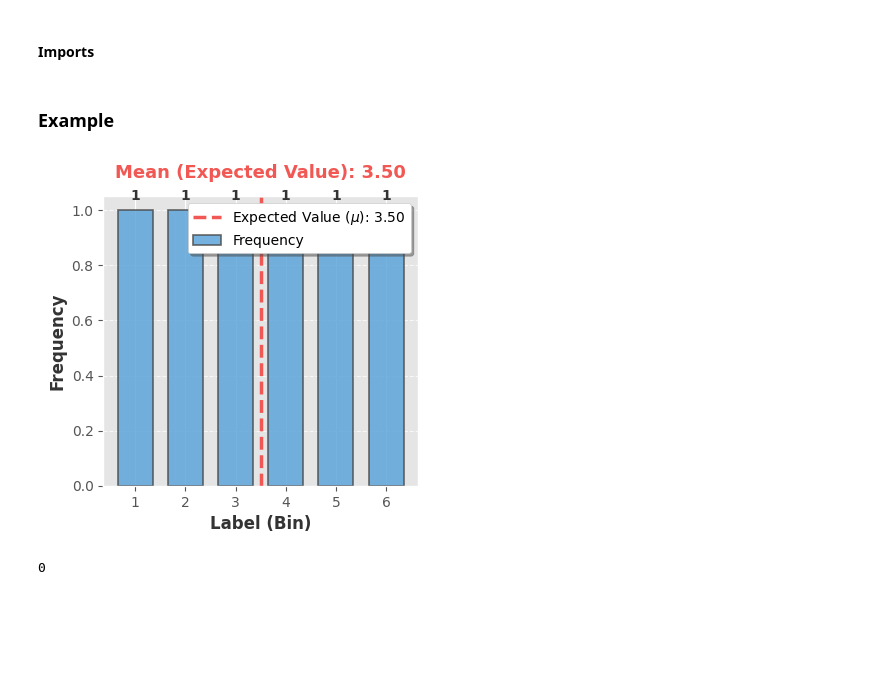
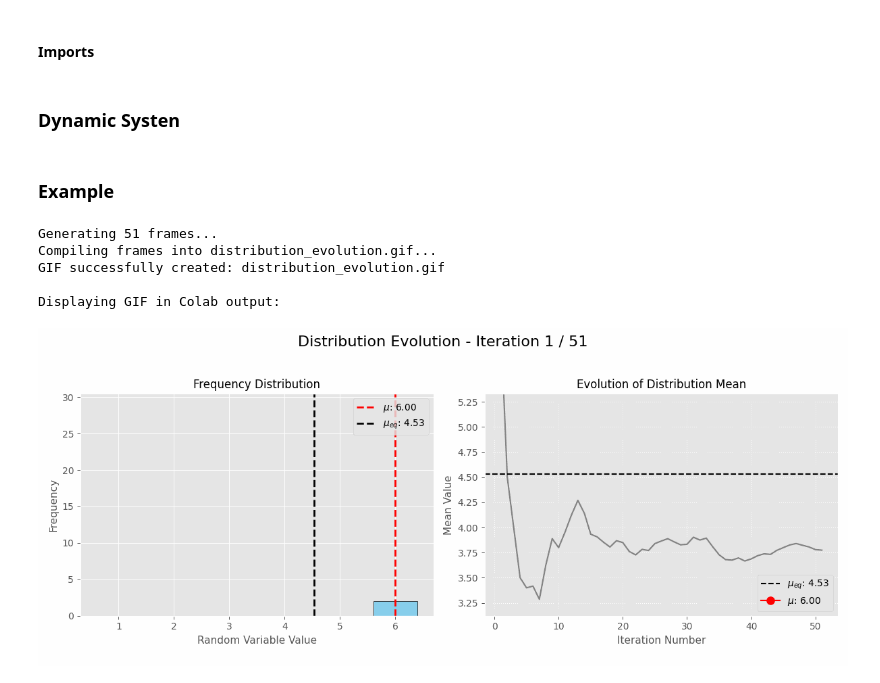
Before and after one commit to ckCrimson/Field_Dynamic_System, a Jupyter notebook: Research_paper_systems_implementation/random_dice_system_implementation/Random_Dice_System_—_A_Worked_Example_in_the_Field_Dynamic_Systems_Framework.ipynb, the cells around one changed output. Cells and saved outputs as stored; diff of their text form; code cells hidden in the pictures; blank space fills up the shorter version.

Commit message:
Random Dice FDS visuals

```diff
--- a/Research_paper_systems_implementation/random_dice_system_implementation/Random_Dice_System_—_A_Worked_Example_in_the_Field_Dynamic_Systems_Framework.ipynb
+++ b/Research_paper_systems_implementation/random_dice_system_implementation/Random_Dice_System_—_A_Worked_Example_in_the_Field_Dynamic_Systems_Framework.ipynb
@@ -43,6 +43,8 @@ URL_TO_COLAB_FILE = "https://colab.research.google.com/github/ckCrimson/Field_Dy
 ## CONSTANTS
 # %%
 PLOT_SIZE=4
+DICE_NUMBER = 6
+ALPHA=2
 # %% [markdown]
 ## Core
 # %% [markdown]
@@ -593 +608,3 @@ from fds.dynamic_systems.field_dynamic_system import FieldDynamicSystem
+# %% [markdown]
+### Dynamic Systen
 # %%
@@ -617,10 +791,19 @@ class RandomDiceFieldDynamicSystem(FieldDynamicSystem):
 # %% [markdown]
 ### Example
-# %%
-initial_state = DiceState(np.zeros(6))
-random_dice_fds = RandomDiceFieldDynamicSystem(initial_state)
-random_dice_fds.show_bias_vector()
-print(initial_state.get_mean())
-# %% [output]
-[figure, removed]
-0
+# %%
+initial_vector = np.zeros(DICE_NUMBER)
+initial_vector[-1]=1
+initial_vector=initial_vector*2
+initial_state = DiceState(initial_vector)
+bias_vector=np.array([1,2,3,1,1,9])
+random_dice_fds = RandomDiceFieldDynamicSystem(initial_state,alpha=ALPHA,dice_number=DICE_NUMBER,bias_array=bias_vector)
+random_dice_fds.multi_iteration_evolution(50,1)
+random_dice_fds.visualize_distribution_evolution_gif(10)
+output_filename="distribution_evolution.gif"
+# %% [output]
+Generating 51 frames...
+Compiling frames into distribution_evolution.gif...
+GIF successfully created: distribution_evolution.gif
+
+Displaying GIF in Colab output:
+[figure, added]
```
Also changed, not shown: parts of 6 cells of this notebook.
